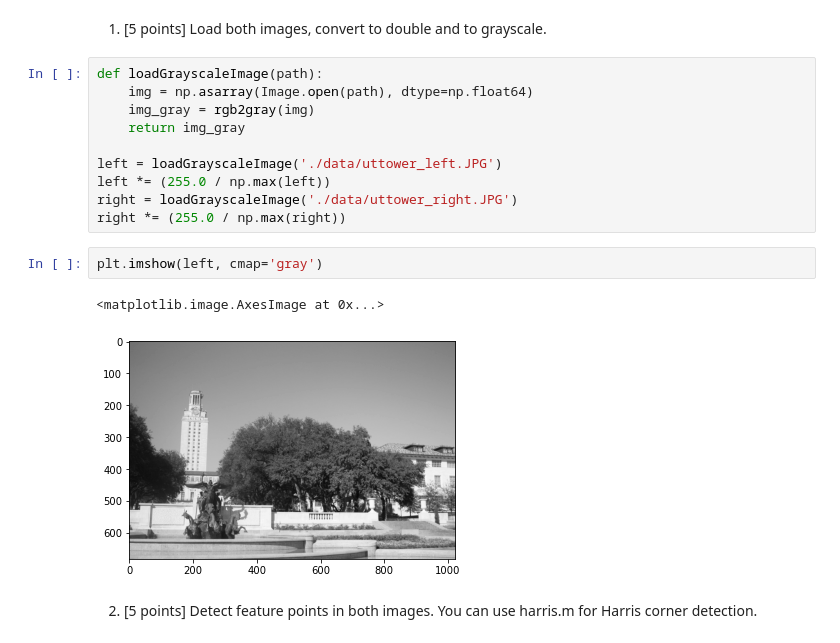
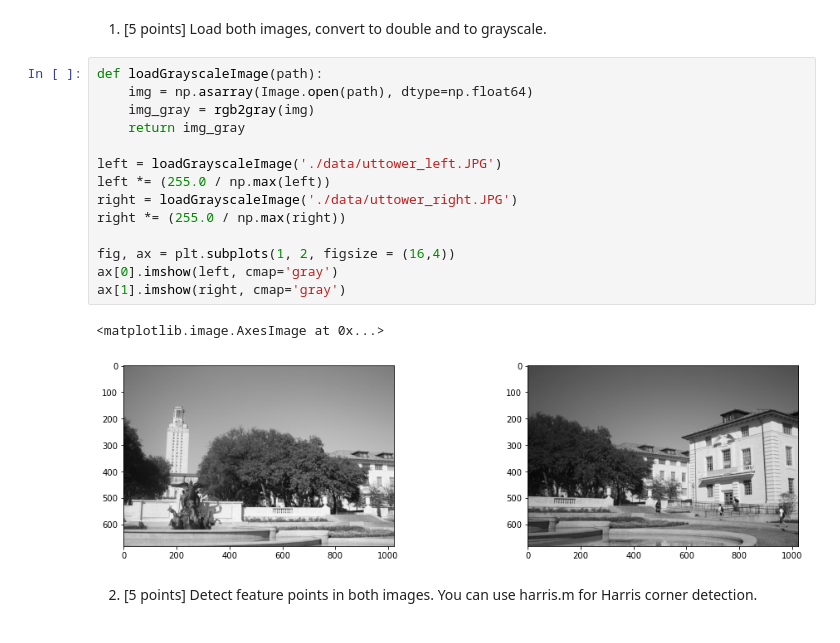
Before and after one commit to EYH0602/CV_HW2, a Jupyter notebook: hw2.ipynb, the cells around one changed output. Drawn from its saved outputs; the diff is of its cells as text.

```diff
--- a/hw2.ipynb
+++ b/hw2.ipynb
@@ -23,18 +23,20 @@ np.random.seed(SEED)
 # %%
 def loadGrayscaleImage(path):
     img = np.asarray(Image.open(path), dtype=np.float64)
     img_gray = rgb2gray(img)
     return img_gray
 
 left = loadGrayscaleImage('./data/uttower_left.JPG')
 left *= (255.0 / np.max(left))
 right = loadGrayscaleImage('./data/uttower_right.JPG')
 right *= (255.0 / np.max(right))
+
+fig, ax = plt.subplots(1, 2, figsize = (16,4))
+ax[0].imshow(left, cmap='gray')
+ax[1].imshow(right, cmap='gray')
+# %% [output]
+<matplotlib.image.AxesImage at 0x...>
+[figure, added]
-# %%
-plt.imshow(left, cmap='gray')
-# %% [output]
-<matplotlib.image.AxesImage at 0x...>
-[figure, removed]
 # %% [markdown]
 2. [5 points] Detect feature points in both images. You can use harris.m for Harris corner detection.
 # %%
```
Also changed, not shown: parts of 15 cells of this notebook, 1 other file.
